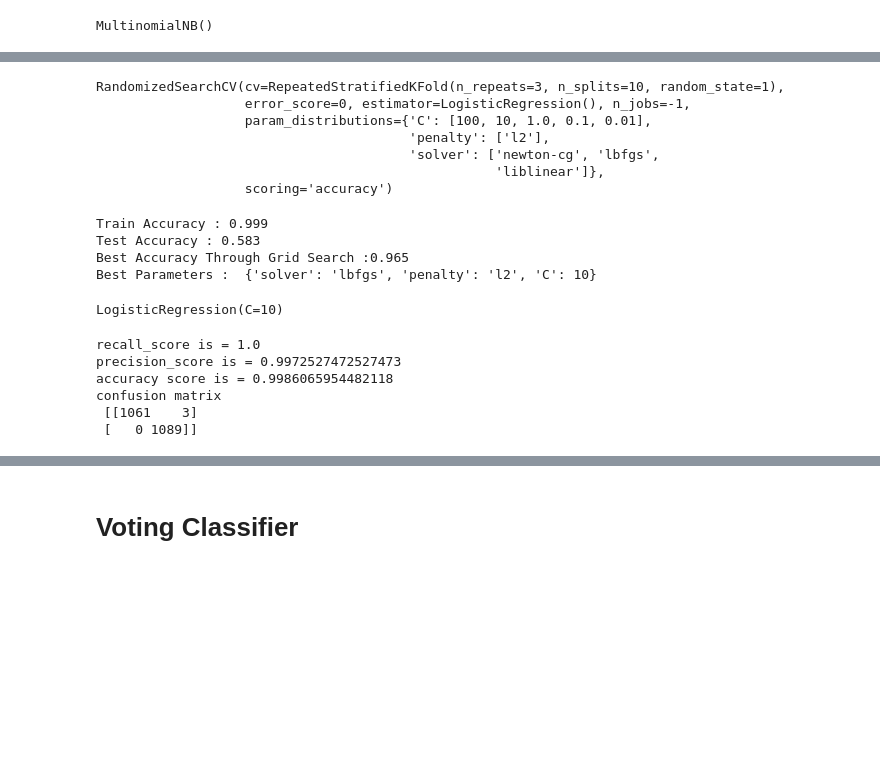
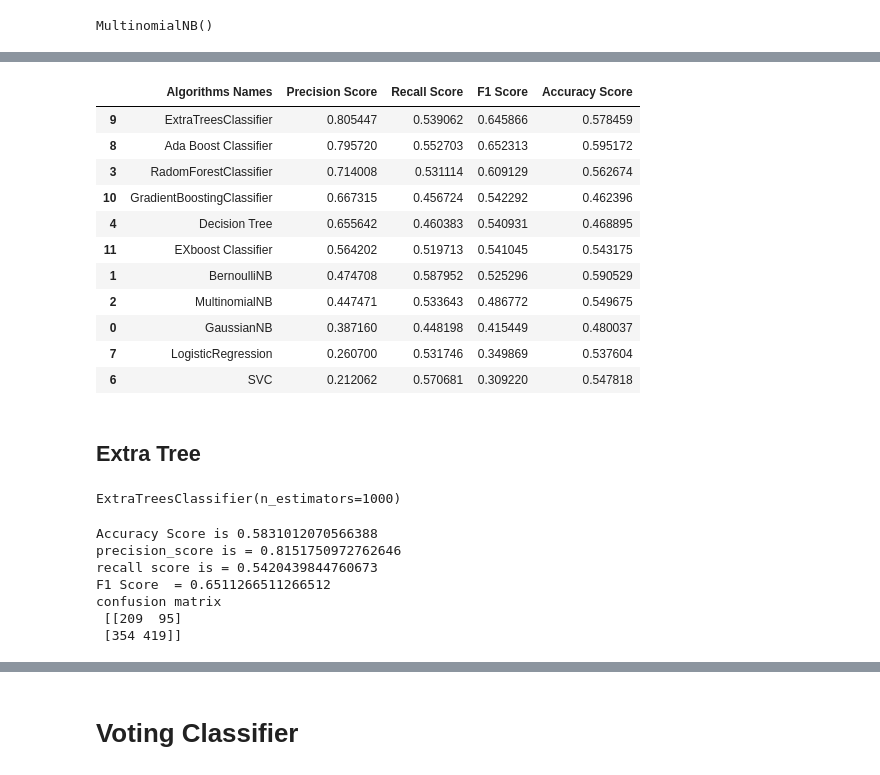
Before and after one commit to abuubaida01/Email_Classifier, a Jupyter notebook: notebook.ipynb, the cells around one changed output, grey strips where cells are left out. Cells and saved outputs as stored; diff of their text form; code cells hidden in the pictures; blank space fills up the shorter version.

```diff
--- a/notebook.ipynb
+++ b/notebook.ipynb
@@ -1083,38 +909,38 @@ rand_cv = RandomizedSearchCV(estimator=LogisticRegression(),param_distributions=
+# %%
+dataframe.sort_values(by=['Precision Score', 'Recall Score'], ascending=False).drop(index=5) # dropping KNN
+# %% [output]
+|  | Algorithms Names | Precision Score | Recall Score | F1 Score | Accuracy Score |
+| 9 | ExtraTreesClassifier | 0.805447 | 0.539062 | 0.645866 | 0.578459 |
+| 8 | Ada Boost Classifier | 0.795720 | 0.552703 | 0.652313 | 0.595172 |
+| 3 | RadomForestClassifier | 0.714008 | 0.531114 | 0.609129 | 0.562674 |
+| 10 | GradientBoostingClassifier | 0.667315 | 0.456724 | 0.542292 | 0.462396 |
+| 4 | Decision Tree | 0.655642 | 0.460383 | 0.540931 | 0.468895 |
+| 11 | EXboost Classifier | 0.564202 | 0.519713 | 0.541045 | 0.543175 |
+| 1 | BernoulliNB | 0.474708 | 0.587952 | 0.525296 | 0.590529 |
+| 2 | MultinomialNB | 0.447471 | 0.533643 | 0.486772 | 0.549675 |
+| 0 | GaussianNB | 0.387160 | 0.448198 | 0.415449 | 0.480037 |
+| 7 | LogisticRegression | 0.260700 | 0.531746 | 0.349869 | 0.537604 |
+| 6 | SVC | 0.212062 | 0.570681 | 0.309220 | 0.547818 |
+# %% [markdown]
+## **Extra Tree**
 # %%
-rand_cv.fit(X_train_tfidf, y_train)
+ET = ExtraTreesClassifier(n_estimators=1000 )
+ET.fit(X_train_tfidf, y_train)
 # %% [output]
-RandomizedSearchCV(cv=RepeatedStratifiedKFold(n_repeats=3, n_splits=10, random_state=1),
-                   error_score=0, estimator=LogisticRegression(), n_jobs=-1,
-                   param_distributions={'C': [100, 10, 1.0, 0.1, 0.01],
-                                        'penalty': ['l2'],
-                                        'solver': ['newton-cg', 'lbfgs',
-                                                   'liblinear']},
-                   scoring='accuracy')
+ExtraTreesClassifier(n_estimators=1000)
-# %%
-print(f'Train Accuracy : {rand_cv.best_estimator_.score(X_train_tfidf, y_train):.3f}')
-print(f'Test Accuracy : {rand_cv.best_estimator_.score(X_test_tfidf, y_test):.3f}')
-print(f'Best Accuracy Through Grid Search :{rand_cv.best_score_:.3f}')
-print(f'Best Parameters : ',rand_cv.best_params_)
-# %% [output]
-Train Accuracy : 0.999
-Test Accuracy : 0.583
-Best Accuracy Through Grid Search :0.965
-Best Parameters :  {'solver': 'lbfgs', 'penalty': 'l2', 'C': 10}
-# %%
-logic = LogisticRegression(solver='lbfgs', penalty='l2', C=10)
-logic.fit(X_train_tfidf, y_train)
-# %% [output]
-LogisticRegression(C=10)
 # %%
-y_pred = logic.predict(X_train_tfidf)
-print(f'recall_score is = {recall_score(y_pred, y_train)}')
-print(f'precision_score is = {precision_score(y_pred, y_train)}')
-print(f'accuracy score is = {accuracy_score(y_pred, y_train)}')
-print(f'confusion matrix\n {confusion_matrix(y_pred, y_train)}', end='\n')
+y_pred = ET.predict(X_test_tfidf)
+
+print('Accuracy Score is', accuracy_score(y_pred, y_test))
+print(f'precision_score is = {precision_score(y_pred, y_test)}')
+print(f'recall score is = {recall_score(y_pred, y_test)}')
+print(f'F1 Score  = {f1_score(y_pred, y_test)}')
+print(f'confusion matrix\n {confusion_matrix(y_pred, y_test)}', end='\n')
 # %% [output]
-recall_score is = 1.0
-precision_score is = 0.9972527472527473
-accuracy score is = 0.9986065954482118
+Accuracy Score is 0.5831012070566388
+precision_score is = 0.8151750972762646
+recall score is = 0.5420439844760673
+F1 Score  = 0.6511266511266512
 confusion matrix
- [[1061    3]
- [   0 1089]]
+ [[209  95]
+ [354 419]]
```
Also changed, not shown: parts of 135 cells of this notebook, 2 other files.
